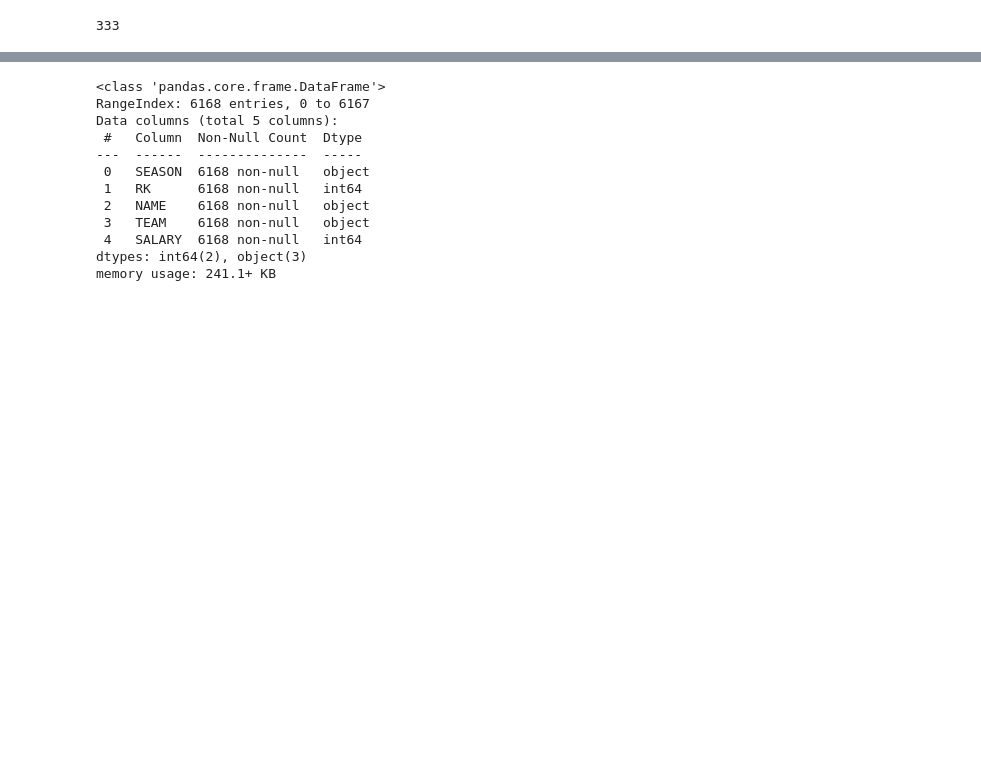
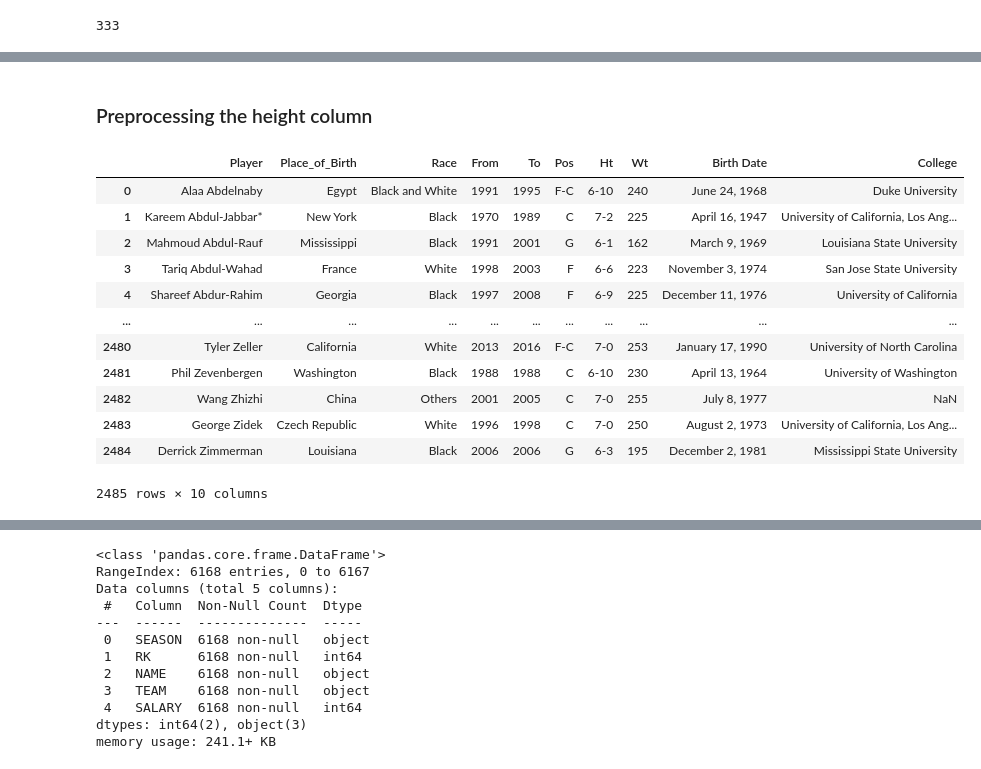
Before and after one commit to nhatminh-96/datacamp-project, a Jupyter notebook: Preprocessing.ipynb, the cells around one changed output, grey strips where cells are left out. Drawn from its saved outputs; the diff is of its cells as text; code cells hidden in the pictures; blank space fills up the shorter version.

```diff
--- a/Preprocessing.ipynb
+++ b/Preprocessing.ipynb
@@ -64,2 +146,18 @@ How many colleges in the df ?
+# %% [markdown]
+### Preprocessing the height column
 # %%
-players_cv.groupby
+players_cv
+# %% [output]
+|  | Player | Place_of_Birth | Race | From | To | Pos | Ht | Wt | Birth Date | College |
+| 0 | Alaa Abdelnaby | Egypt | Black and White | 1991 | 1995 | F-C | 6-10 | 240 | June 24, 1968 | Duke University |
+| 1 | Kareem Abdul-Jabbar* | New York | Black | 1970 | 1989 | C | 7-2 | 225 | April 16, 1947 | University of California, Los Ang... |
+| 2 | Mahmoud Abdul-Rauf | Mississippi | Black | 1991 | 2001 | G | 6-1 | 162 | March 9, 1969 | Louisiana State University |
+| 3 | Tariq Abdul-Wahad | France | White | 1998 | 2003 | F | 6-6 | 223 | November 3, 1974 | San Jose State University |
+| 4 | Shareef Abdur-Rahim | Georgia | Black | 1997 | 2008 | F | 6-9 | 225 | December 11, 1976 | University of California |
+| ... | ... | ... | ... | ... | ... | ... | ... | ... | ... | ... |
+| 2480 | Tyler Zeller | California | White | 2013 | 2016 | F-C | 7-0 | 253 | January 17, 1990 | University of North Carolina |
+| 2481 | Phil Zevenbergen | Washington | Black | 1988 | 1988 | C | 6-10 | 230 | April 13, 1964 | University of Washington |
+| 2482 | Wang Zhizhi | China | Others | 2001 | 2005 | C | 7-0 | 255 | July 8, 1977 | NaN |
+| 2483 | George Zidek | Czech Republic | White | 1996 | 1998 | C | 7-0 | 250 | August 2, 1973 | University of California, Los Ang... |
+| 2484 | Derrick Zimmerman | Louisiana | Black | 2006 | 2006 | G | 6-3 | 195 | December 2, 1981 | Mississippi State University |
+2485 rows × 10 columns
```
Also changed, not shown: parts of 31 cells of this notebook.
